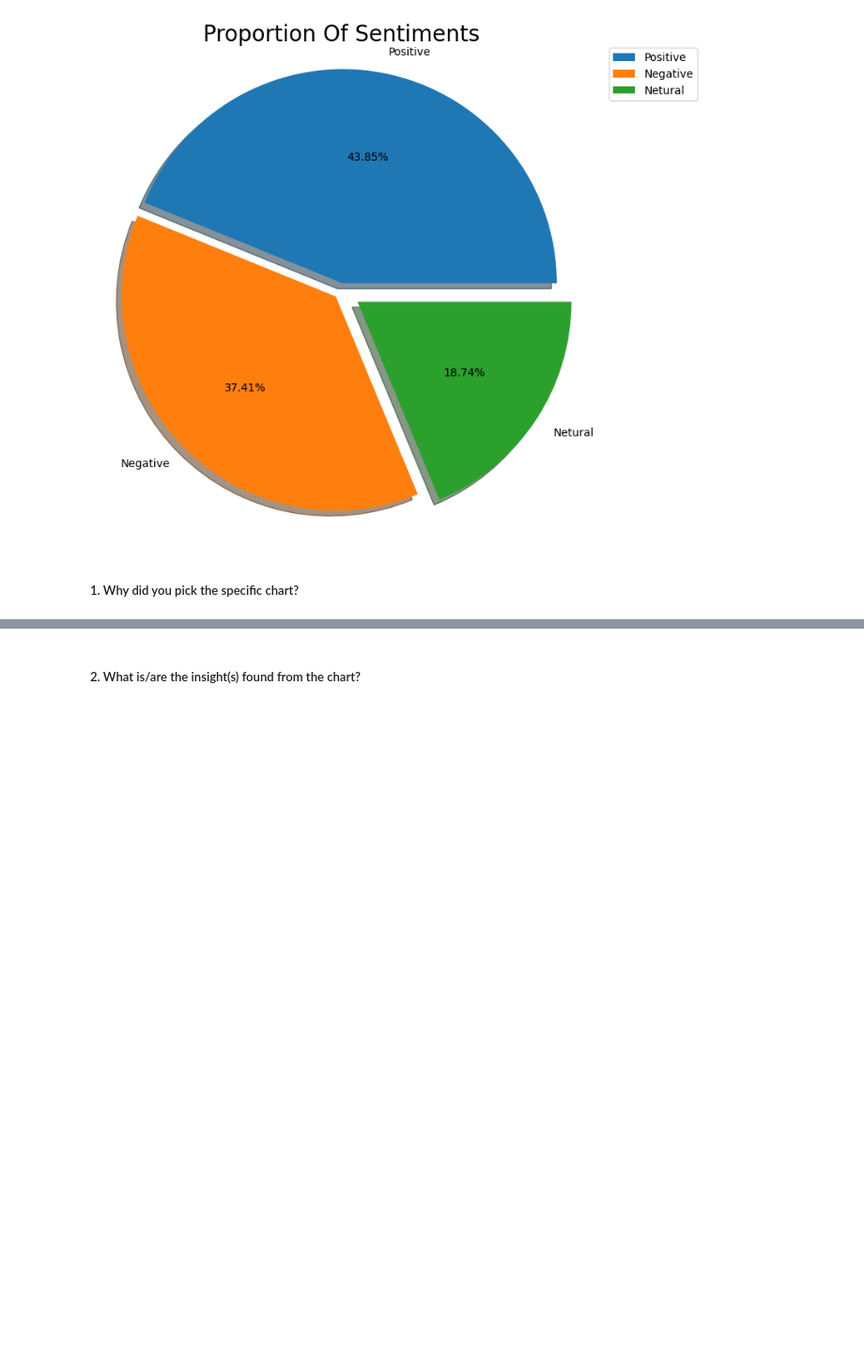
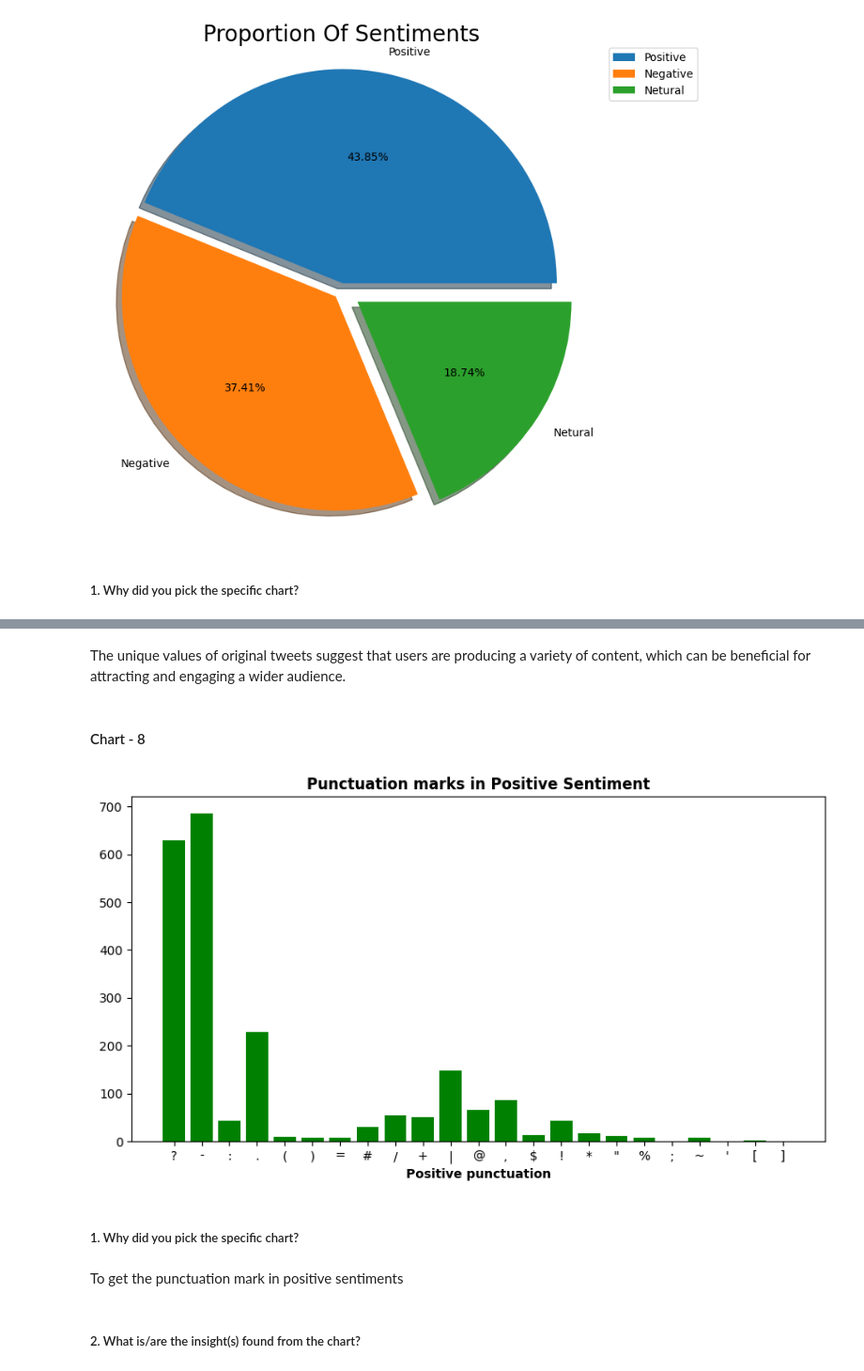
Before and after one commit to khalilkhan1111/corona_virus_tweet_setiment_analysis, a Jupyter notebook: Corona_virus_Tweet_Sentiment_Analysis.ipynb, the cells around one changed output, grey strips where cells are left out. Shown at 94% size. Saved outputs shown, nothing was run; the diff lists cells and outputs as text; code cells hidden in the pictures; blank space fills up the shorter version.

```diff
--- a/Corona_virus_Tweet_Sentiment_Analysis.ipynb
+++ b/Corona_virus_Tweet_Sentiment_Analysis.ipynb
@@ -375,3 +544,51 @@ Answer Here.
+# %% [markdown]
+ The unique values of original tweets suggest that users are producing a variety of content, which can be beneficial for attracting and engaging a wider audience.
+# %% [markdown]
+#### Chart - 8
+# %%
+# Chart - 8 visualization code
+# Importing the required library
+from collections import defaultdict
+
+# Copying the dataframe
+df1 = df.copy()
+
+# Creating the new column 'Text'
+df1['text'] = df1.OriginalTweet
+df1["text"] = df1["text"].astype(str)
+# %%
+def create_corpus(target):
+    corpus=[]
+
+    for x in df1[df1['Sentiment']==target ]['text'].str.split():
+        for i in x:
+            corpus.append(i)
+    return corpus
+# %%
+# Designing a compilation to emphasize a Positive sentiment.
+corpus= create_corpus("Positive")
+
+dic= defaultdict(int)
+import string
+special = string.punctuation
+for i in (corpus):
+    if i in special:
+        dic[i]+=1
+
+x,y=zip(*dic.items())
+# %%
+# visualize the dataset
+plt.figure(figsize=(10,5))
+plt.bar(x,y,color='green')
+plt.xlabel('Positive punctuation', fontweight = 'bold')
+plt.title('Punctuation marks in Positive Sentiment',fontweight ='bold')
+plt.show()
+# %% [output]
+[figure, added]
+# %% [markdown]
+##### 1. Why did you pick the specific chart?
+# %% [markdown]
+To get the punctuation mark in positive sentiments
 # %% [markdown]
 ##### 2. What is/are the insight(s) found from the chart?
 # %% [markdown]
```
Also changed, not shown: parts of 89 cells of this notebook.
